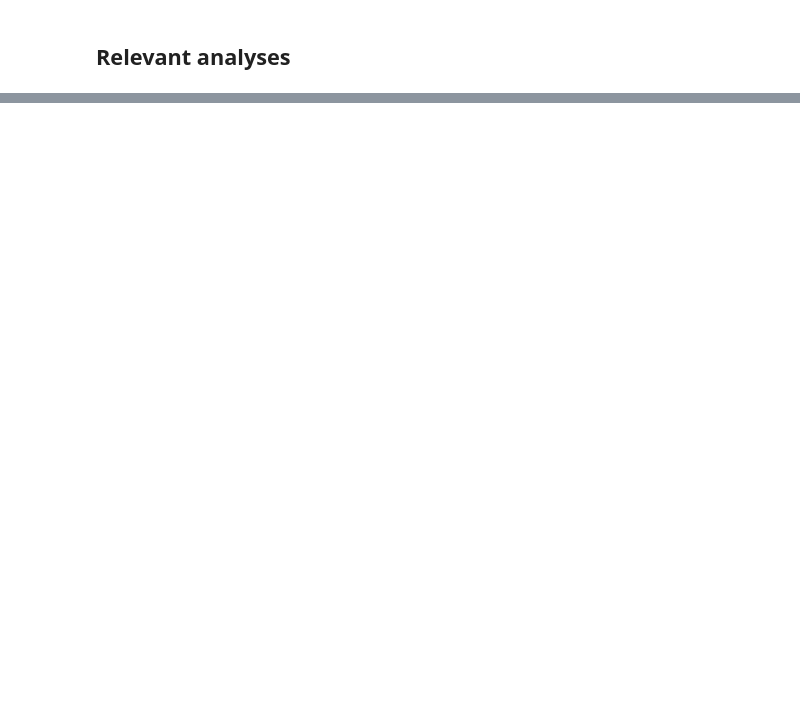
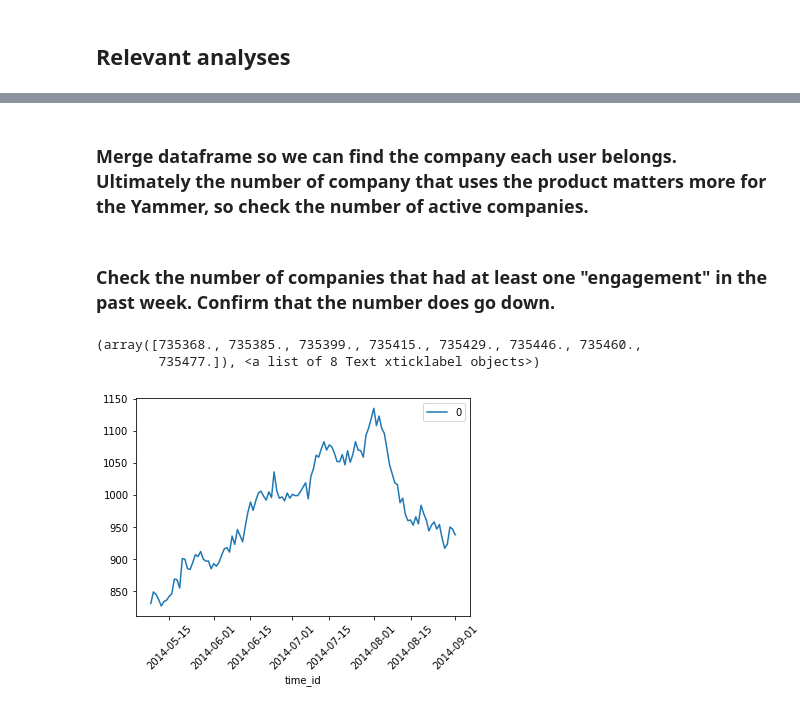
Before and after one commit to MamiyaA/Various-Machine-Learning-Algorithms, a Jupyter notebook: Mamiya_Akira_CustomerCliffDive.ipynb, the cells around one changed output, grey strips where cells are left out. Drawn from its saved outputs; the diff is of its cells as text; code cells hidden in the pictures; blank space fills up the shorter version.

```diff
--- a/Mamiya_Akira_CustomerCliffDive.ipynb
+++ b/Mamiya_Akira_CustomerCliffDive.ipynb
@@ -307,0 +49,12 @@ print(metrics.confusion_matrix(y_test3, predicted_label3))
+# %%
+#Read the rollup periods data and select the correct range.
+current_path = os.getcwd()
+file = '/datasets/Yammer/dimension_rollup_periods.xlsx'
+rollup_periods = pd.read_excel(current_path + file)
+
+data_period=rollup_periods.loc[(rollup_periods['period_id'] == 1007)]
+
+mask = (data_period['pst_start'] >= '2014-5-01') & (data_period['pst_start'] <= '2014-8-25')
+
+selected_period = data_period.loc[mask]
+selected_period.reset_index(drop=True)
@@ -307,0 +83,33 @@ print(metrics.confusion_matrix(y_test3, predicted_label3))
+# %%
+#Read in the users data.
+file = '/datasets/Yammer/yammer_users.xlsx'
+users = pd.read_excel(current_path + file)
+# %% [markdown]
+### Merge dataframe so we can find the company each user belongs. Ultimately the number of company that uses the product matters more for the Yammer, so check the number of active companies.
+# %%
+event_users = pd.merge(events, users, on = 'user_id', how='inner')
+
+email_users = pd.merge(emails, users, on = 'user_id', how='inner')
+# %% [markdown]
+### Check the number of companies that had at least one "engagement" in the past week. Confirm that the number does go down.
+# %%
+engagement_events=event_users.loc[event_users['event_type']=='engagement']
+
+company_users = np.zeros((selected_period.shape[0],1))
+
+#Go through the rolling time periods and count the signup events.
+for rows in range (selected_period.shape[0]):
+    #Select only the events during that period.
+    company_users_weekly=engagement_events[(engagement_events['occurred_at'] >= selected_period.iloc[rows,2]) & (engagement_events['occurred_at'] < selected_period.iloc[rows,3])]
+    #signup_counts[rows,0]=selected_period.iloc[rows,1]
+    #period_login=login_events_weekly.count()
+    unique_company=company_users_weekly.company_id.unique()
+    company_users[rows,0]=unique_company.shape[0]
+
+company_u_dataframe = pd.DataFrame(data=company_users, index = selected_period.iloc[:,1])
+sb.lineplot(data=company_u_dataframe)
+plt.xticks(rotation = 45)
+# %% [output]
+(array([735368., 735385., 735399., 735415., 735429., 735446., 735460.,
+        735477.]), <a list of 8 Text xticklabel objects>)
+[figure, added]
```
Also changed, not shown: parts of 69 cells of this notebook.
